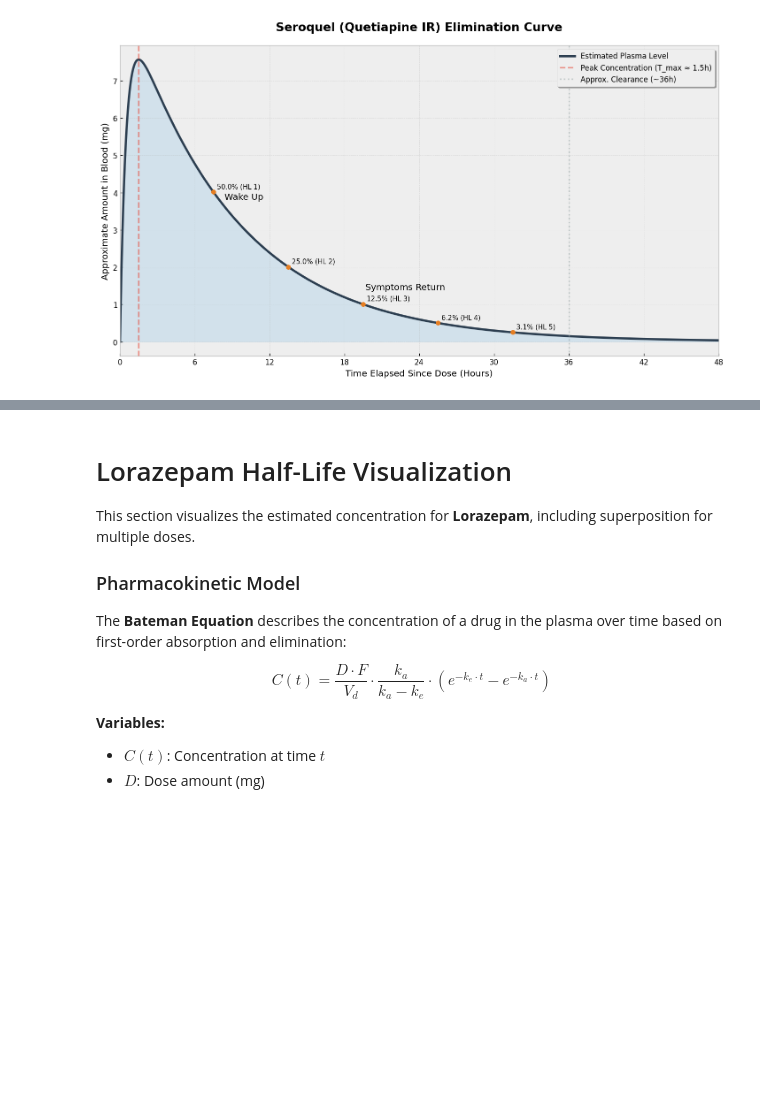
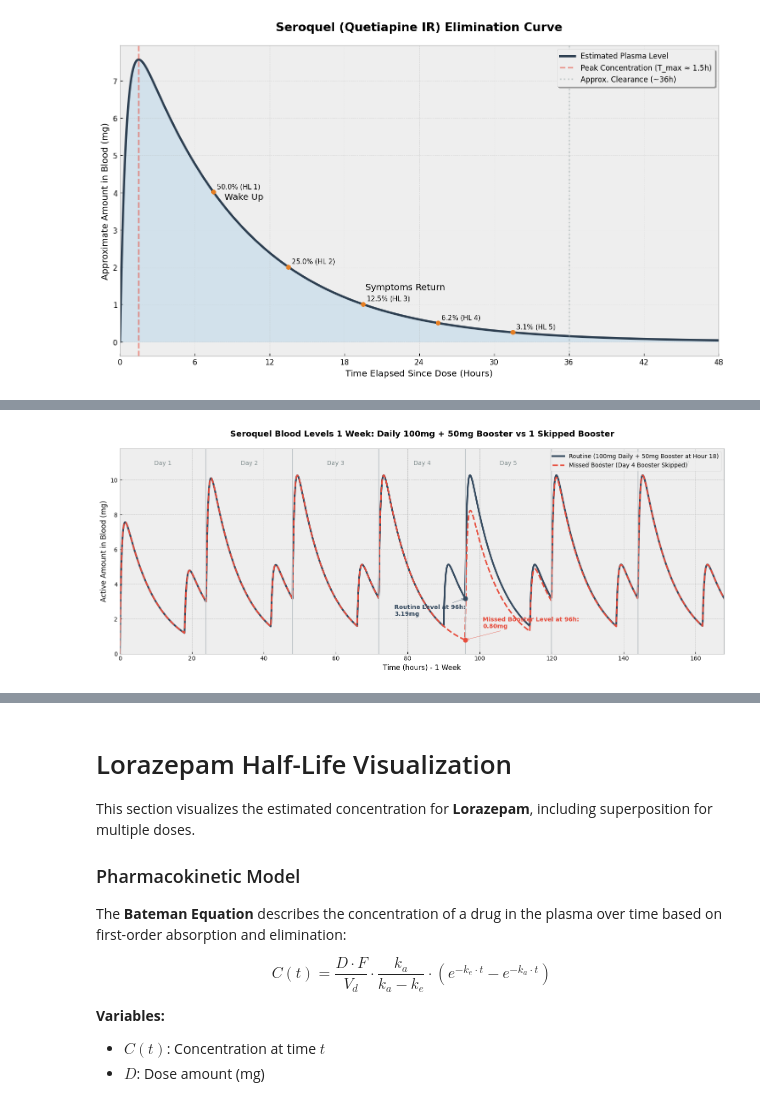
Before and after one commit to mnasty/glutamate-neuroscience-mdl, a Jupyter notebook: half-life-concentrations.ipynb, the cells around one changed output, grey strips where cells are left out. Saved outputs shown, nothing was run; the diff lists cells and outputs as text; code cells hidden in the pictures; blank space fills up the shorter version.

```diff
--- a/half-life-concentrations.ipynb
+++ b/half-life-concentrations.ipynb
@@ -174,0 +298,83 @@ plt.tight_layout()
+# %%
+# ---- Seroquel 1-Week (168h): Routine (100mg + 50mg Booster) vs Missed Booster ----
+t_week = np.linspace(0, 168, 2000)
+
+# The patient takes 100mg every 24 hours
+doses_100mg = [0.0, 24.0, 48.0, 72.0, 96.0, 120.0, 144.0]
+
+# The patient normally takes a 50mg booster at the 18th hour of each day
+doses_50mg_routine = [18.0, 42.0, 66.0, 90.0, 114.0, 138.0, 162.0]
+
+# Missed Scenario: The 50mg booster on Day 4 (t=90h) is skipped
+doses_50mg_missed = [18.0, 42.0, 66.0, 114.0, 138.0, 162.0]
+
+# --- Scenario 1: Perfect Compliance ---
+plasma_week_routine = np.zeros_like(t_week)
+for t_d in doses_100mg:
+    mask = t_week >= t_d
+    plasma_week_routine[mask] += bateman(t_week[mask] - t_d, 100.0, F_seroquel, vd_seroquel, ka_seroquel, ke)
+for t_d in doses_50mg_routine:
+    mask = t_week >= t_d
+    plasma_week_routine[mask] += bateman(t_week[mask] - t_d, 50.0, F_seroquel, vd_seroquel, ka_seroquel, ke)
+
+absolute_week_routine = plasma_week_routine * vd_seroquel
+
+# --- Scenario 2: Missed 50mg Booster at t=90h ---
+plasma_week_missed_booster = np.zeros_like(t_week)
+for t_d in doses_100mg:
+    mask = t_week >= t_d
+    plasma_week_missed_booster[mask] += bateman(t_week[mask] - t_d, 100.0, F_seroquel, vd_seroquel, ka_seroquel, ke)
+for t_d in doses_50mg_missed:
+    mask = t_week >= t_d
+    plasma_week_missed_booster[mask] += bateman(t_week[mask] - t_d, 50.0, F_seroquel, vd_seroquel, ka_seroquel, ke)
+
+absolute_week_missed = plasma_week_missed_booster * vd_seroquel
+
+# Extract key precise values at t=96.0h (Right before the Day 5 morning dose)
+idx_96 = np.abs(t_week - 96.0).argmin()
+scen1_val_at_96 = absolute_week_routine[idx_96]
+scen2_val_at_96 = absolute_week_missed[idx_96]
+
+# Plotting
+fig, ax = plt.subplots(figsize=(15, 6))
+plt.style.use('bmh')
+
+ax.plot(t_week, absolute_week_routine, color='#34495e', linewidth=3, label='Routine (100mg Daily + 50mg Booster at Hour 18)')
+ax.plot(t_week, absolute_week_missed, color='#e74c3c', linewidth=2.5, linestyle='--', label='Missed Booster (Day 4 Booster Skipped)')
+
+# Annotations showing exact difference right before the Day 5 next morning dose
+ax.scatter([96.0], [scen1_val_at_96], color='#34495e', zorder=5, s=60)
+ax.annotate(f'Routine Level at 96h:\n{scen1_val_at_96:.2f}mg', (96.0, scen1_val_at_96),
+            xytext=(-120, -30), textcoords='offset points', color='#34495e', fontweight='bold',
+            arrowprops=dict(arrowstyle="->", color='#34495e'))
+
+ax.scatter([96.0], [scen2_val_at_96], color='#e74c3c', zorder=5, s=60)
+ax.annotate(f'Missed Booster Level at 96h:\n{scen2_val_at_96:.2f}mg', (96.0, scen2_val_at_96),
+            xytext=(30, 20), textcoords='offset points', color='#e74c3c', fontweight='bold',
+            arrowprops=dict(arrowstyle="->", color='#e74c3c'))
+
+# Labels and legends
+title = 'Seroquel Blood Levels 1 Week: Daily 100mg + 50mg Booster vs 1 Skipped Booster'
+ax.set_title(title, pad=20, fontsize=14, fontweight='bold')
+ax.set_xlabel('Time (hours) - 1 Week', fontsize=12)
+ax.set_ylabel('Active Amount in Blood (mg)', fontsize=12)
+ax.set_xlim(0, 168)
+ax.set_ylim(0, max(absolute_week_routine) * 1.15) # add headroom for the markers
+
+# Add Daily vertical markers for readability
+for day in range(1, 8):
+    ax.axvline(x=day*24, color='#bdc3c7', linestyle='-', alpha=0.9, linewidth=1.5)
+    # Day label centered within each 24h block
+    ax.text(day*24 - 12, ax.get_ylim()[1]*0.92, f'Day {day}', horizontalalignment='center', color='#7f8c8d')
+
+ax.legend(loc='upper right')
+plt.tight_layout()
+plt.show()
+
+# Exact calculation prints for console
+print("1-Week Seroquel Dose Evaluation (Missed 50mg Booster on Day 4):")
+print("-" * 65)
+print(f"1. Blood level at start of Day 5 (t=96h) if fully compliant:   {scen1_val_at_96:.2f} mg")
+print(f"2. Blood level at start of Day 5 (t=96h) if Day 4 missed:      {scen2_val_at_96:.2f} mg")
+# %% [output]
+[figure, added]
```
Also changed, not shown: parts of 7 cells of this notebook, 1 other file.
